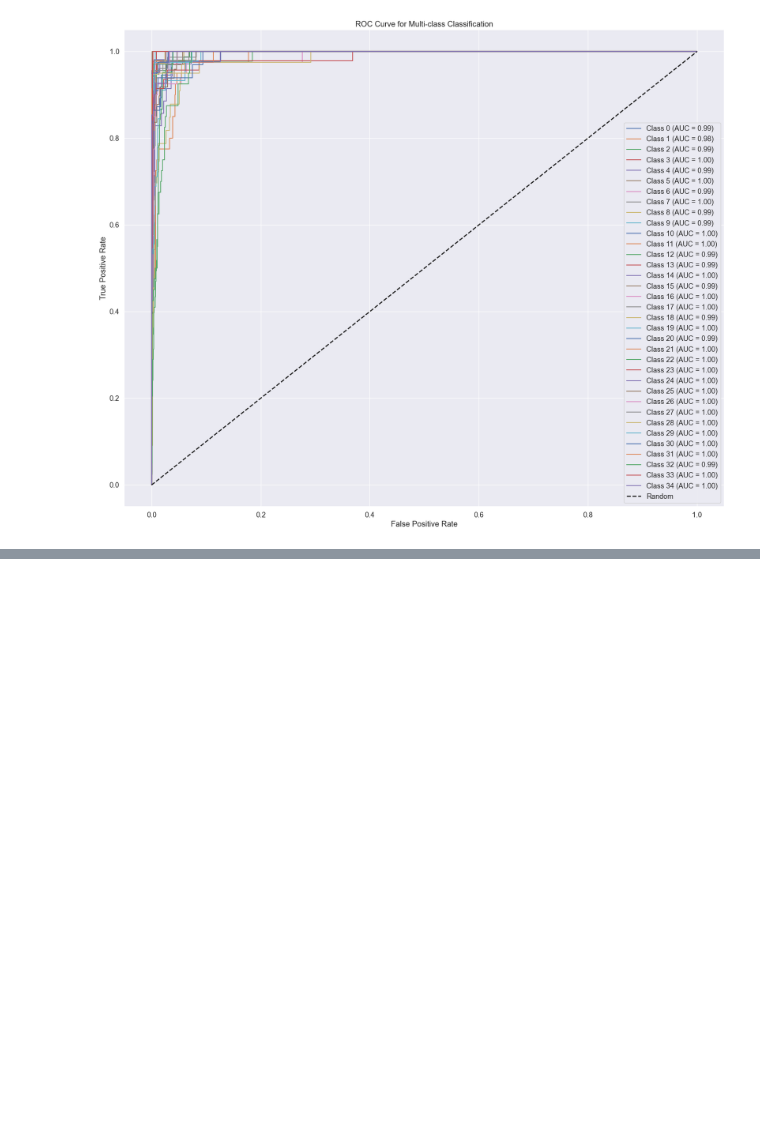
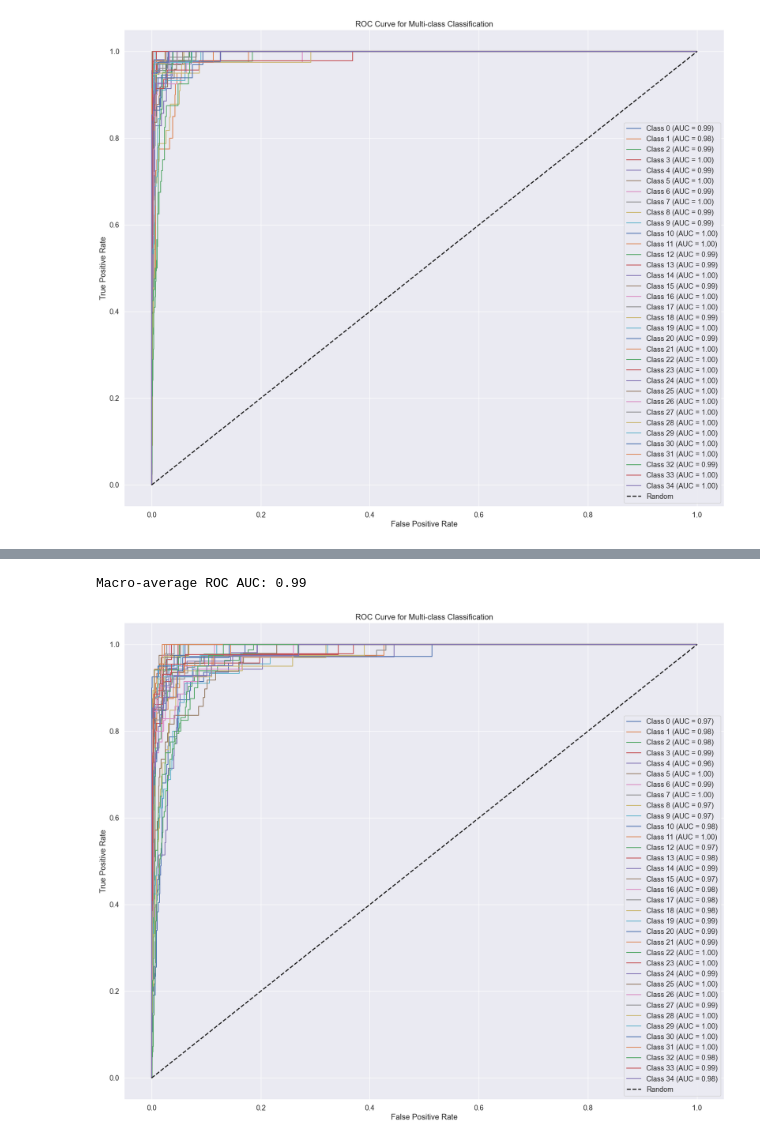
Before and after one commit to DevNerds2020/Deeplearning-image-classification, a Jupyter notebook: phase2.ipynb, the cells around one changed output, grey strips where cells are left out. Drawn from its saved outputs; the diff is of its cells as text; code cells hidden in the pictures; blank space fills up the shorter version.

```diff
--- a/phase2.ipynb
+++ b/phase2.ipynb
@@ -583,0 +627,32 @@ ValueError: all the input array dimensions for the concatenation axis must match
+# %%
+true_labels = avgpool_labels_val
+predicted_scores = svm_model.decision_function(val_features_pca)
+
+n_classes = len(train_dataset.dataset.classes)
+
+true_labels_bin = label_binarize(true_labels, classes=np.unique(true_labels))
+roc_auc_macro = roc_auc_score(true_labels_bin, predicted_scores, average='macro')
+print(f'Macro-average ROC AUC: {roc_auc_macro:.2f}')
+
+# Plot ROC curve for each class
+fpr = dict()
+tpr = dict()
+roc_auc = dict()
+for i in range(n_classes):
+    fpr[i], tpr[i], _ = roc_curve(true_labels_bin[:, i], predicted_scores[:, i])
+    roc_auc[i] = auc(fpr[i], tpr[i])
+
+# Plot ROC curve
+plt.figure(figsize=(20, 16))
+for i in range(n_classes):
+    plt.plot(fpr[i], tpr[i], label=f'Class {i} (AUC = {roc_auc[i]:.2f})')
+
+plt.plot([0, 1], [0, 1], 'k--', lw=2, label='Random')
+plt.xlabel('False Positive Rate')
+plt.ylabel('True Positive Rate')
+plt.title('ROC Curve for Multi-class Classification')
+plt.legend(loc='lower right')
+plt.show()
+# %% [output]
+Macro-average ROC AUC: 0.99
+[figure, added]
```
Also changed, not shown: parts of 18 cells of this notebook, 2 other files.
